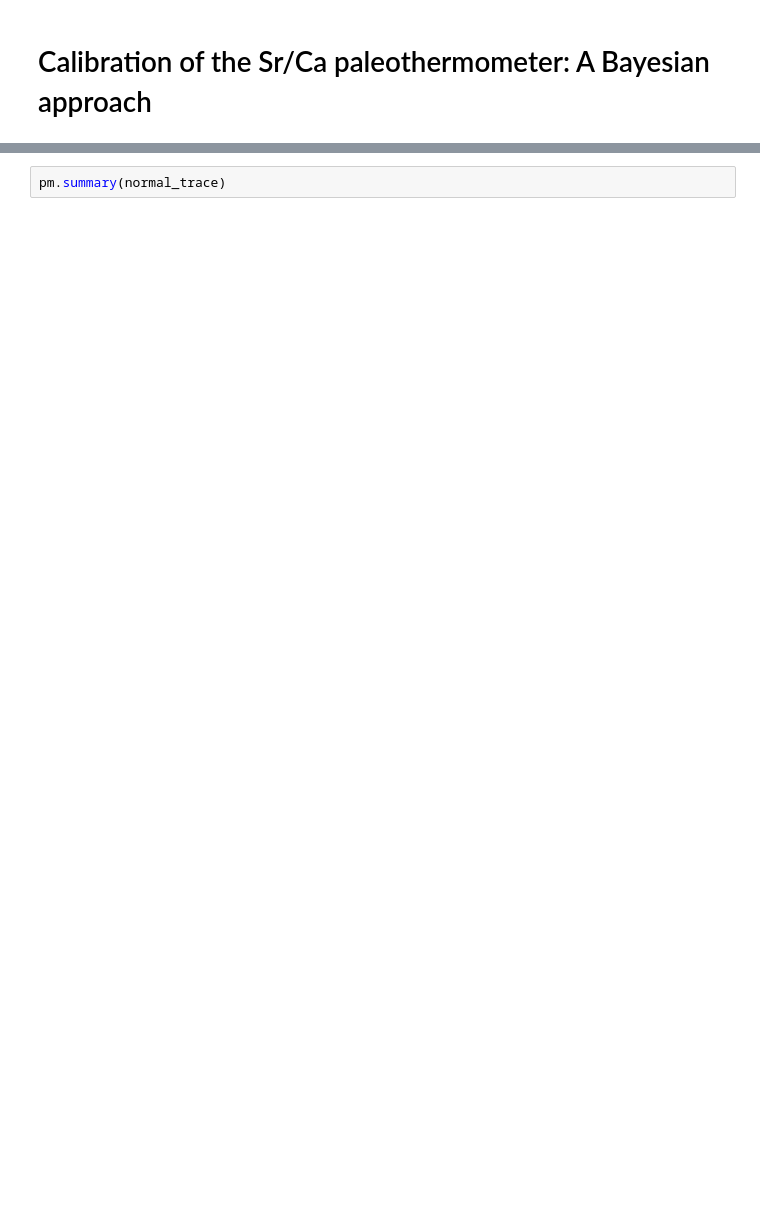
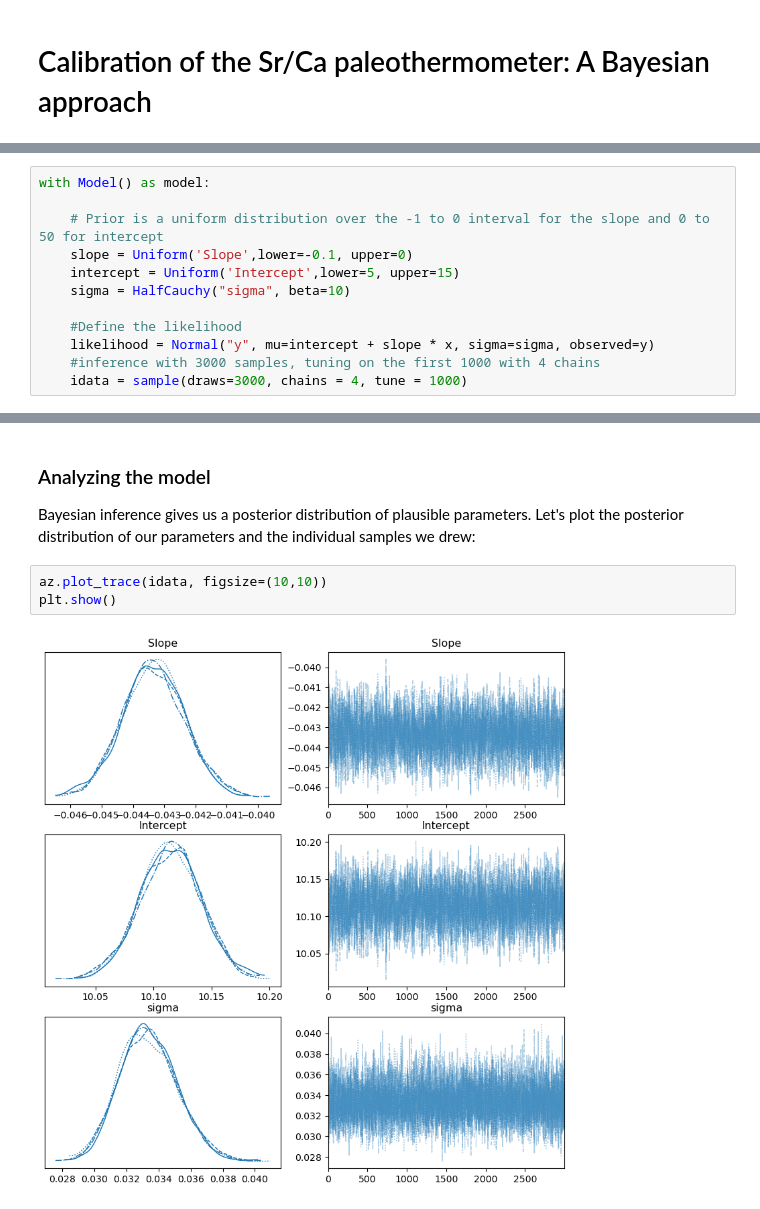
Before and after one commit to khider/dry-tortugas-calibration-fun, a Jupyter notebook: BayesianCalibration.ipynb, the cells around one changed output, grey strips where cells are left out. Drawn from its saved outputs; the diff is of its cells as text; blank space fills up the shorter version.

Commit message:
Notebook on Bayesian calibration
This commit adds a notebooks on how to perform the same calibration using Bayesian inference and comparison to frequentist approach.

```diff
--- a/BayesianCalibration.ipynb
+++ b/BayesianCalibration.ipynb
@@ -30,0 +127,12 @@ _ = pm.traceplot(normal_trace)
+# %%
+with Model() as model:
+
+    # Prior is a uniform distribution over the -1 to 0 interval for the slope and 0 to 50 for intercept
+    slope = Uniform('Slope',lower=-0.1, upper=0)
+    intercept = Uniform('Intercept',lower=5, upper=15)
+    sigma = HalfCauchy("sigma", beta=10)
+
+    #Define the likelihood
+    likelihood = Normal("y", mu=intercept + slope * x, sigma=sigma, observed=y)
+    #inference with 3000 samples, tuning on the first 1000 with 4 chains
+    idata = sample(draws=3000, chains = 4, tune = 1000)
@@ -31,2 +144,9 @@ _ = pm.traceplot(normal_trace)
+# %% [markdown]
+### Analyzing the model
+
+Bayesian inference gives us a posterior distribution of plausible parameters. Let's plot the posterior distribution of our parameters and the individual samples we drew:
 # %%
-pm.summary(normal_trace)
+az.plot_trace(idata, figsize=(10,10))
+plt.show()
+# %% [output]
+[figure, added]
```
Also changed, not shown: parts of 23 cells of this notebook, 2 other files.
